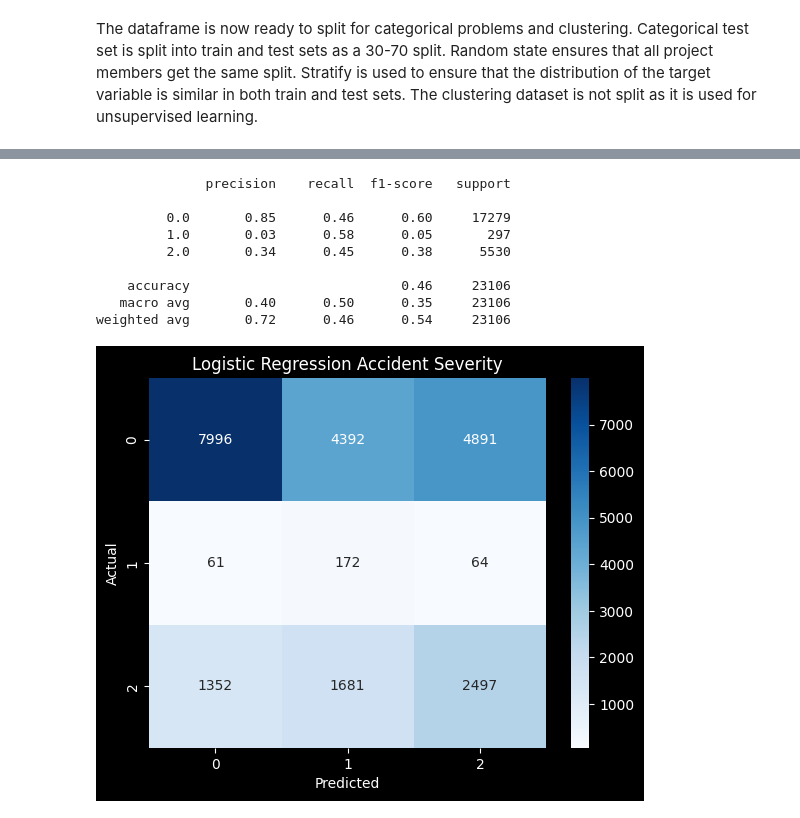
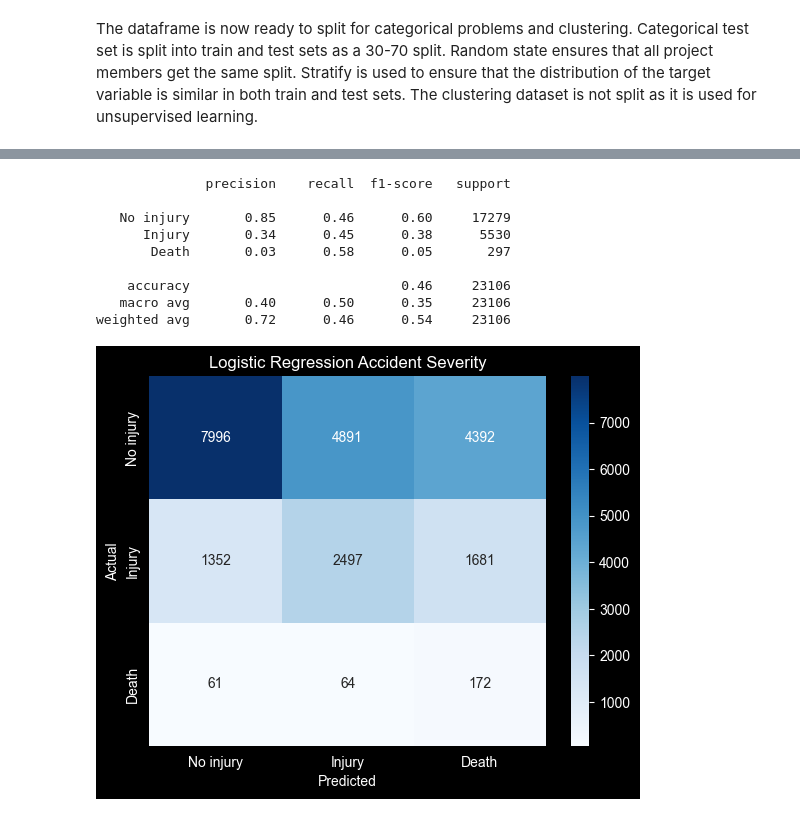
Before and after one commit to nealukumies/dml-project, a Jupyter notebook: traffic_accident_analysis.ipynb, the cells around one changed output, grey strips where cells are left out. Cells and saved outputs as stored; diff of their text form; code cells hidden in the pictures.

```diff
--- a/traffic_accident_analysis.ipynb
+++ b/traffic_accident_analysis.ipynb
@@ -457,40 +481,29 @@ Here is the result for using random forest to predict the severity. It seems to
 # %%
-X_train, X_test, y_train, y_test = train_test_split(
-    X, y, test_size=0.2, random_state=5040, stratify=y
-)
-
+X_train, X_test, y_train, y_test = train_test_split(X, y, test_size=0.2, random_state=5040, stratify=y)
 scaler = StandardScaler()
 X_train_scaled = scaler.fit_transform(X_train)
 X_test_scaled = scaler.transform(X_test)
-
-
-logreg_severity_model = LogisticRegression(
-    solver='lbfgs',
-    max_iter=1000,
-    class_weight='balanced',
-    random_state=42
-)
-
+logreg_severity_model = LogisticRegression(solver='lbfgs', max_iter=1000, class_weight='balanced', random_state=5040)
 logreg_severity_model.fit(X_train_scaled, y_train)
-
 y_pred = logreg_severity_model.predict(X_test_scaled)
 
-print(classification_report(y_test, y_pred))
-cm = confusion_matrix(y_test, y_pred, labels=[0,1,2])
-sns.heatmap(cm, annot=True, fmt="d", cmap="Blues")
+labels = ["No injury", "Injury", "Death"]
+print(classification_report(y_test, y_pred, labels=[0, 2, 1], target_names=labels))
+cm = confusion_matrix(y_test, y_pred, labels=[0,2,1])
+sns.heatmap(cm, annot=True, fmt="d", cmap="Blues", xticklabels=labels, yticklabels=labels)
 plt.xlabel("Predicted")
 plt.ylabel("Actual")
 plt.title("Logistic Regression Accident Severity")
 plt.show()
 # %% [output]
               precision    recall  f1-score   support
 
-         0.0       0.85      0.46      0.60     17279
-         1.0       0.03      0.58      0.05       297
-         2.0       0.34      0.45      0.38      5530
+   No injury       0.85      0.46      0.60     17279
+      Injury       0.34      0.45      0.38      5530
+       Death       0.03      0.58      0.05       297
 
     accuracy                           0.46     23106
    macro avg       0.40      0.50      0.35     23106
 weighted avg       0.72      0.46      0.54     23106
-[figure, old version]
+[figure, new version]
 # %% [markdown]
```
Also changed, not shown: parts of 8 cells of this notebook, 1 other file.
